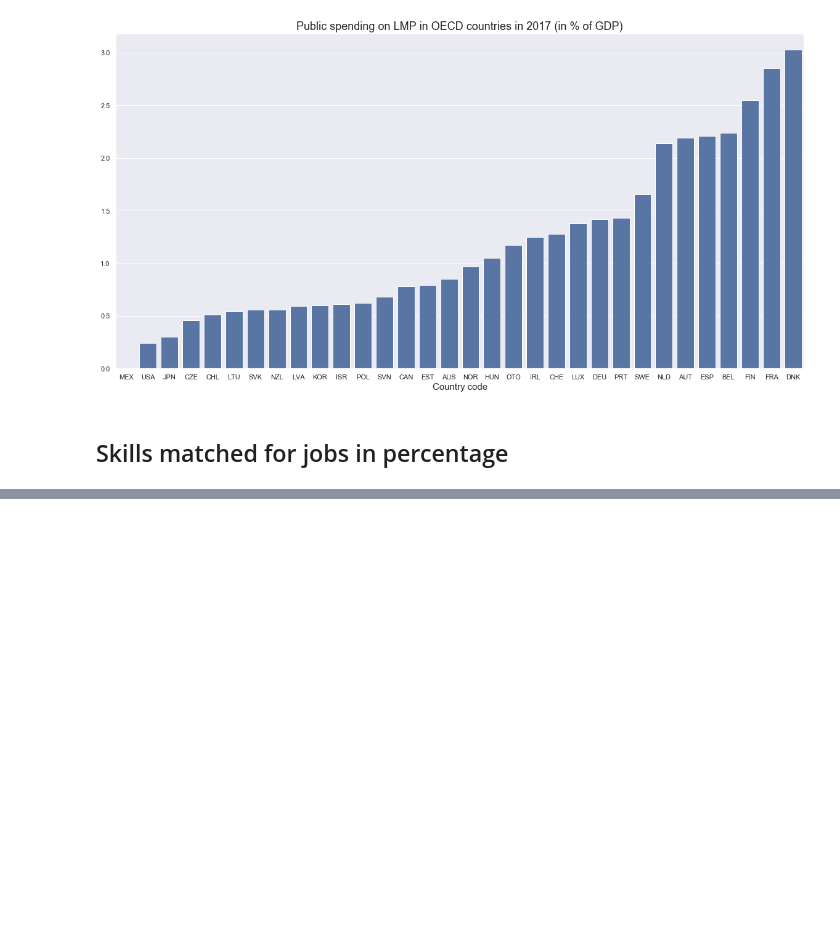
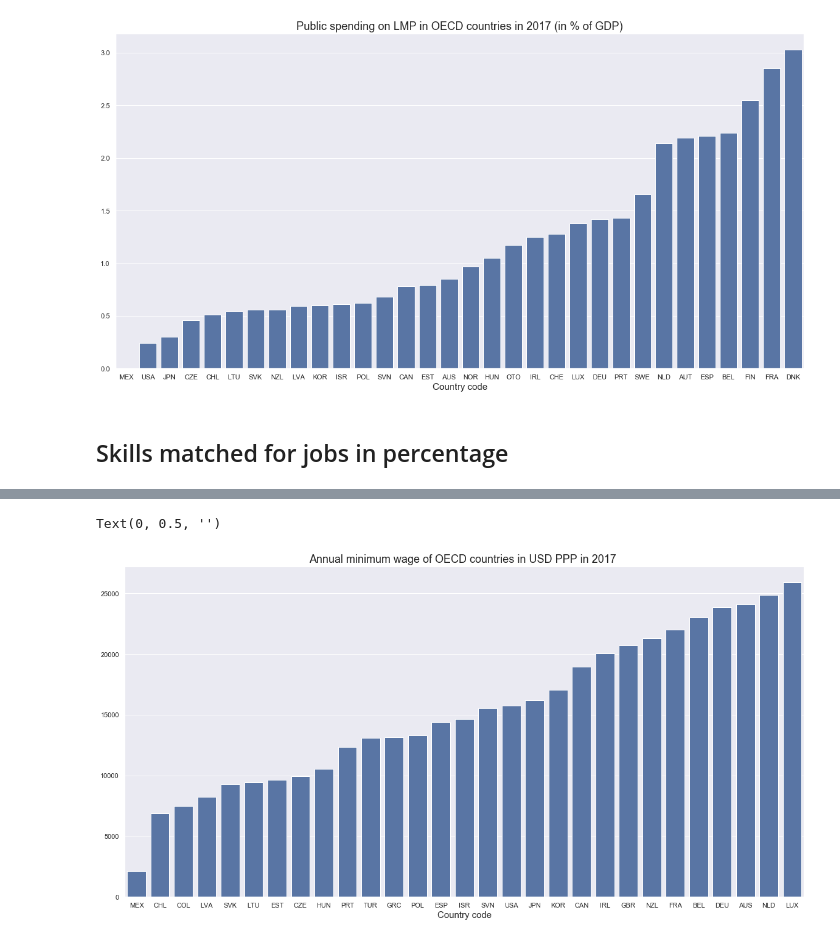
Before and after one commit to Victor-Manach/MODS206, a Jupyter notebook: Data_preparation_LM_indicators.ipynb, the cells around one changed output, grey strips where cells are left out. Saved outputs shown, nothing was run; the diff lists cells and outputs as text; code cells hidden in the pictures; blank space fills up the shorter version.

```diff
--- a/Data_preparation_LM_indicators.ipynb
+++ b/Data_preparation_LM_indicators.ipynb
@@ -112,0 +129,18 @@ high_qualif_oecd_2012 = high_qualif_oecd_croped[(high_qualif_oecd_croped['SEX']=
+# %%
+min_wage_croped = min_wage[['COUNTRY','SERIES','PERIOD','TIME','Value']]
+min_wage_oecd = pd.DataFrame(columns=min_wage_croped.columns)
+for code in oecd_countries.keys():
+    min_wage_oecd = min_wage_oecd.append(min_wage_croped[min_wage_croped.COUNTRY == code],ignore_index=True)
+
+min_wage_oecd_PPP = min_wage_oecd[(min_wage_oecd.SERIES == 'PPP') & (min_wage_oecd.PERIOD == 'A')]
+# %%
+min_wage_oecd_PPP_2017 = min_wage_oecd_PPP[min_wage_oecd_PPP['TIME']==2017].drop(['SERIES', 'PERIOD','TIME'], axis=1).reset_index(drop=True)
+# %%
+plt.figure(figsize=(20,10))
+sns.barplot(x="COUNTRY",y='Value',data = min_wage_oecd_PPP_2017, order = min_wage_oecd_PPP_2017.sort_values('Value')['COUNTRY'],color= "C0")
+plt.title("Annual minimum wage of OECD countries in USD PPP in 2017 ", size=18)
+plt.xlabel('Country code', size=15)
+plt.ylabel('')
+# %% [output]
+Text(0, 0.5, '')
+[figure, added]
```
Also changed, not shown: parts of 5 cells of this notebook.
